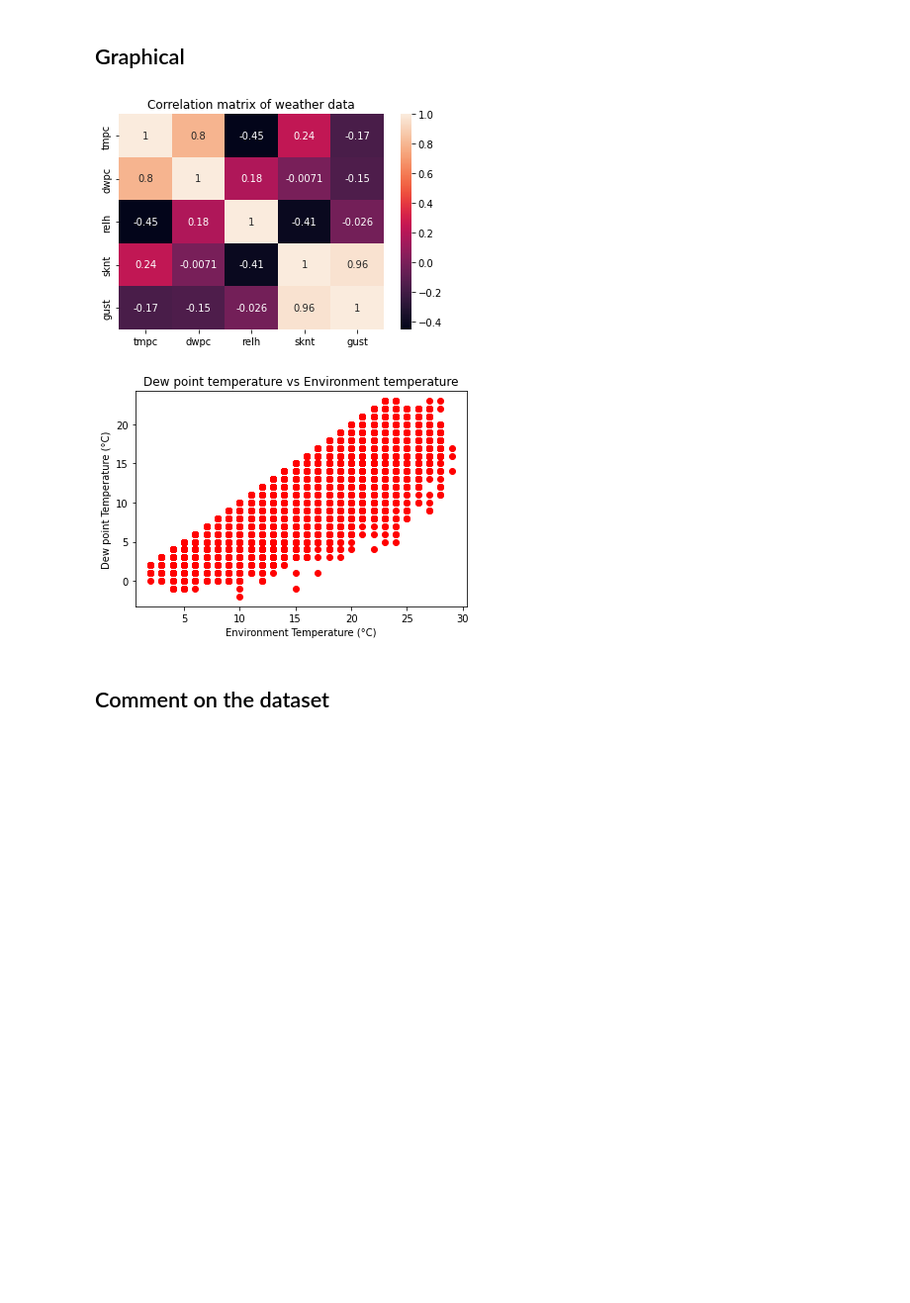
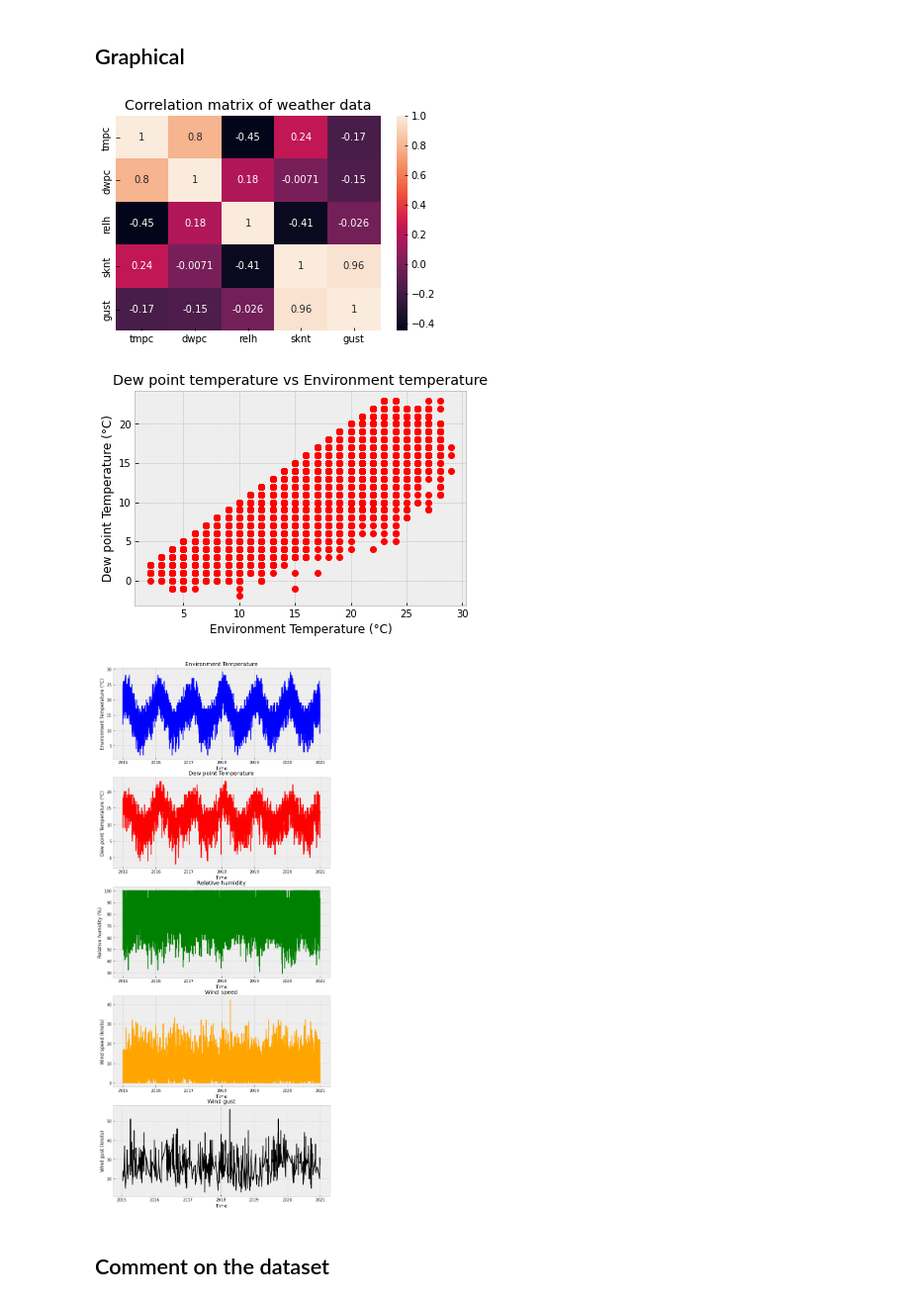
Before and after one commit to BraveNewWord/msa-phase-2, a Jupyter notebook: data-science-module/submission.ipynb, the cells around one changed output. Shown at 99% size. Saved outputs shown, nothing was run; the diff lists cells and outputs as text; code cells hidden in the pictures; blank space fills up the shorter version.

Commit message:
Update numerical plots

```diff
--- a/data-science-module/submission.ipynb
+++ b/data-science-module/submission.ipynb
@@ -44,20 +45,57 @@ gust    15.00
 dtype: float64
 # %% [markdown]
 ## Graphical
-# %%
-corrMatrix = dataset[['tmpc', 'dwpc', 'relh', 'sknt', 'gust']].corr()
-sns.heatmap(corrMatrix, annot=True)
-plt.title("Correlation matrix of weather data")
-plt.show()
-
-plt.plot(dataset['tmpc'], dataset['dwpc'], 'ro')
-plt.title("Dew point temperature vs Environment temperature")
-plt.xlabel('Environment Temperature (°C)')
-plt.ylabel('Dew point Temperature (°C)')
-plt.show()
-# %% [output]
-[figure, removed]
-[figure, removed]
+# %%
+corrMatrix = dataset[['tmpc', 'dwpc', 'relh', 'sknt', 'gust']].corr()
+sns.heatmap(corrMatrix, annot=True)
+plt.title("Correlation matrix of weather data")
+plt.show()
+
+dataset['valid'] = pd.to_datetime(dataset['valid'], format = '%Y-%m-%d %H:%M:%S', errors = 'coerce')
+plt.plot(dataset['tmpc'], dataset['dwpc'], 'ro')
+plt.title("Dew point temperature vs Environment temperature")
+plt.xlabel('Environment Temperature (°C)')
+plt.ylabel('Dew point Temperature (°C)')
+plt.show()
+
+plt.style.use("bmh")
+fig, (ax1, ax2, ax3, ax4, ax5) = plt.subplots(nrows=5, ncols=1, squeeze=True)
+
+tmpc_data = dataset[['valid','tmpc']].dropna()
+ax1.plot(tmpc_data["valid"], tmpc_data["tmpc"], color="blue")
+ax1.set_title("Environment Temperature")
+ax1.set_xlabel("Time")
+ax1.set_ylabel("Environment Temperature (°C)")
+
+dwpc_data = dataset[['valid','dwpc']].dropna()
+ax2.plot(dwpc_data["valid"], dwpc_data["dwpc"], color="red")
+ax2.set_title("Dew point Temperature")
+ax2.set_xlabel("Time")
+ax2.set_ylabel("Dew point Temperature (°C)")
+
+relh_data = dataset[['valid','relh']].dropna()
+ax3.plot(relh_data["valid"], relh_data["relh"], color="green")
+ax3.set_title("Relative humidity")
+ax3.set_xlabel("Time")
+ax3.set_ylabel("Relative humidity (%)")
+
+sknt_data = dataset[['valid','sknt']].dropna()
+ax4.plot(sknt_data["valid"], sknt_data["sknt"], color="orange")
+ax4.set_title("Wind speed")
+ax4.set_xlabel("Time")
+ax4.set_ylabel("Wind speed (knots)")
+
+gust_data = dataset[['valid','gust']].dropna()
+ax5.plot(gust_data["valid"], gust_data["gust"], color="black")
+ax5.set_title("Wind gust")
+ax5.set_xlabel("Time")
+ax5.set_ylabel("Wind gust (knots)")
+
+fig.set_size_inches(10,25)
+# %% [output]
+[figure, added]
+[figure, added]
+[figure, added]
 # %% [markdown]
 ## Comment on the dataset
 # %% [markdown]
```
Also changed, not shown: parts of 3 cells of this notebook.
